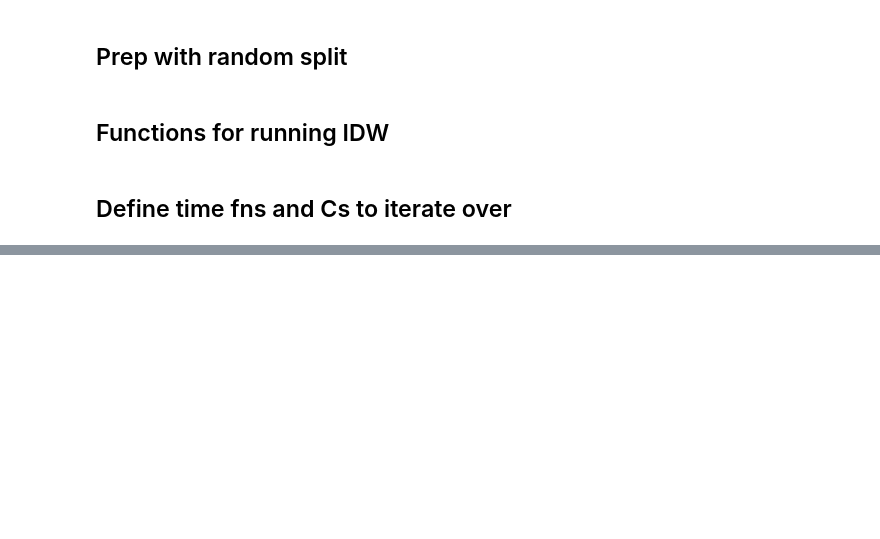
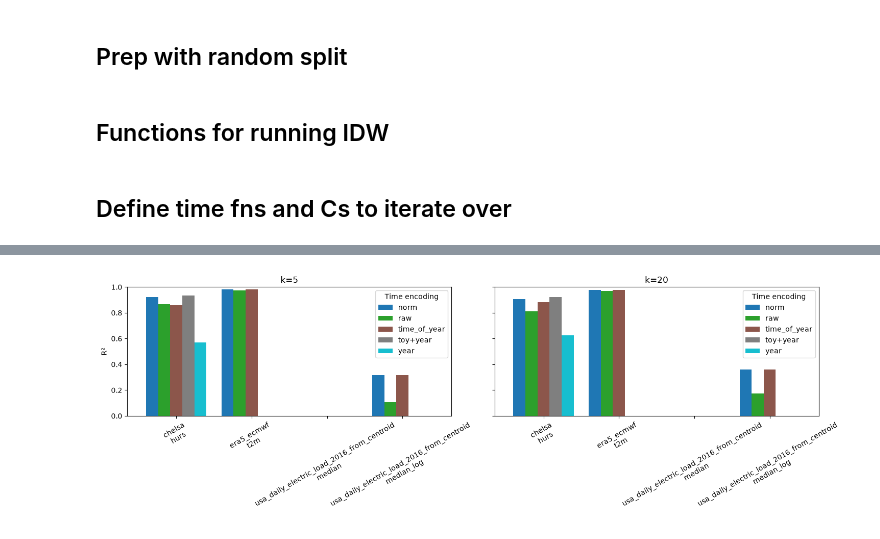
Before and after one commit to liviabetti1/torchgeo-bench, a Jupyter notebook: src/torchgeo_bench/coordbench/notebooks/methods/spatiotemporal_idw_with_alternate_time_distance.ipynb, the cells around one changed output, grey strips where cells are left out. Saved outputs shown, nothing was run; the diff lists cells and outputs as text; code cells hidden in the pictures; blank space fills up the shorter version.

```diff
--- a/src/torchgeo_bench/coordbench/notebooks/methods/spatiotemporal_idw_with_alternate_time_distance.ipynb
+++ b/src/torchgeo_bench/coordbench/notebooks/methods/spatiotemporal_idw_with_alternate_time_distance.ipynb
@@ -88,0 +105,18 @@ RuntimeError: Error in faiss::gpu::GpuIndex::GpuIndex(std::shared_ptr<faiss::gpu
+# %%
+import matplotlib.pyplot as plt
+
+df = best_c(res).clip(lower=0)
+df.index = df.index.map(lambda x: f"{x[0]}\n{x[1]}")
+
+fig, axes = plt.subplots(1, 2, figsize=(15, 5), sharey=True)
+
+for ax, k in zip(axes, [5, 20]):
+    df.xs(k, axis=1, level="k").plot.bar(ax=ax, width=0.8, colormap="tab10")
+    ax.set(title=f"k={k}", xlabel="", ylabel="R²", ylim=(0, 1))
+    ax.tick_params(axis="x", rotation=30)
+    ax.legend(title="Time encoding")
+
+plt.tight_layout()
+plt.show()
+# %% [output]
+[figure, added]
```
Also changed, not shown: parts of 1 cell of this notebook, 18 other files.
